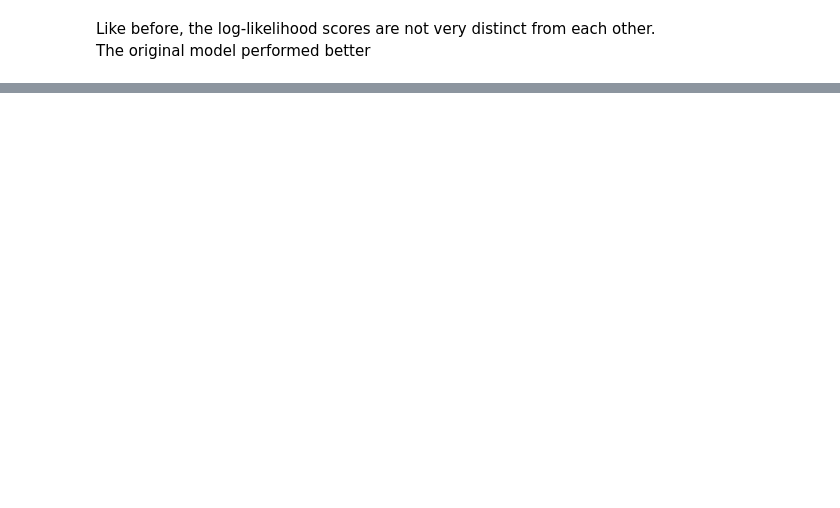
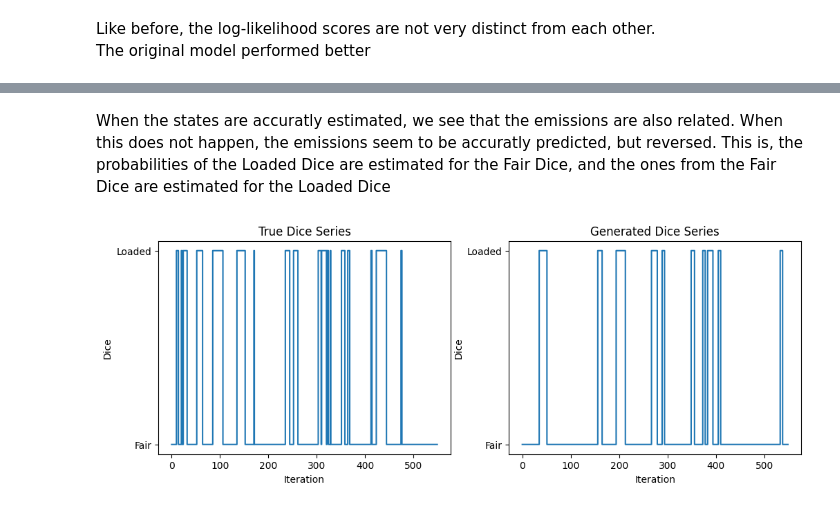
Before and after one commit to joelpoliveira/CNN-Sentiment-Polarity-Prediction, a Jupyter notebook: TP/TP4/main_Joel.ipynb, the cells around one changed output, grey strips where cells are left out. Saved outputs shown, nothing was run; the diff lists cells and outputs as text; code cells hidden in the pictures; blank space fills up the shorter version.

```diff
--- a/TP/TP4/main_Joel.ipynb
+++ b/TP/TP4/main_Joel.ipynb
@@ -230,0 +295,23 @@ The original model performed better
+# %% [markdown]
+When the states are accuratly estimated, we see that the emissions are also related. When this does not happen, the emissions seem to be accuratly predicted, but reversed. This is, the probabilities of the Loaded Dice are estimated for the Fair Dice, and the ones from the Fair Dice are estimated for the Loaded Dice
+
+[comment]: <> (Regarding the emission probabilities of each roll, the model correctly estimated that the second state is biased towards the roll of 6.<br> We can't tell why the model estimated that the probability of the emission of rolling a 2 in state 0 is so small.)
+# %%
+def steps(x,y, ax, xlabel="", ylabel="", title=""):
+    ax.plot(x,y, drawstyle="steps")
+    ax.set_xlabel(xlabel)
+    ax.set_ylabel(ylabel)
+    ax.set_title(title)
+# %%
+f, ax = plt.subplots(1,2, figsize=(12,4))
+
+steps(range(N), y_test, ax[0], "Iteration", "Dice", "True Dice Series")
+steps(range(N), remodel.predict(X_test), ax[1], "Iteration", "Dice", "Generated Dice Series")
+
+ax[0].set_yticks([0,1])
+ax[0].set_yticklabels(["Fair", "Loaded"]);
+
+ax[1].set_yticks([0,1])
+ax[1].set_yticklabels(["Fair", "Loaded"]);
+# %% [output]
+[figure, added]
```
Also changed, not shown: parts of 57 cells of this notebook.
